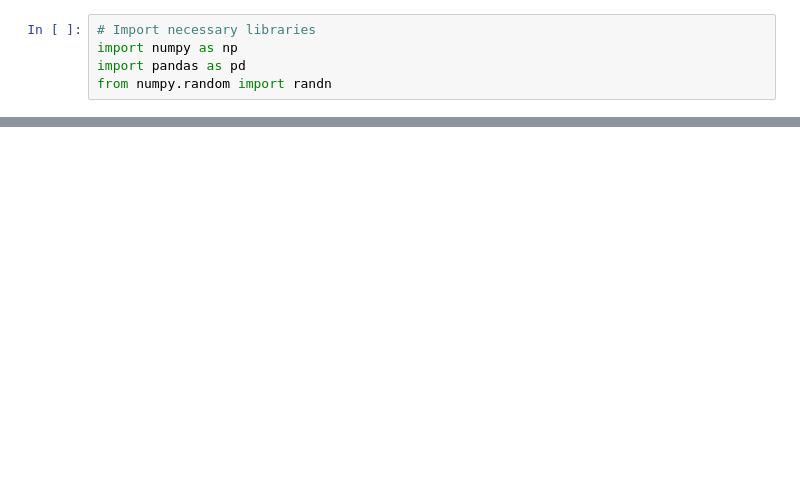
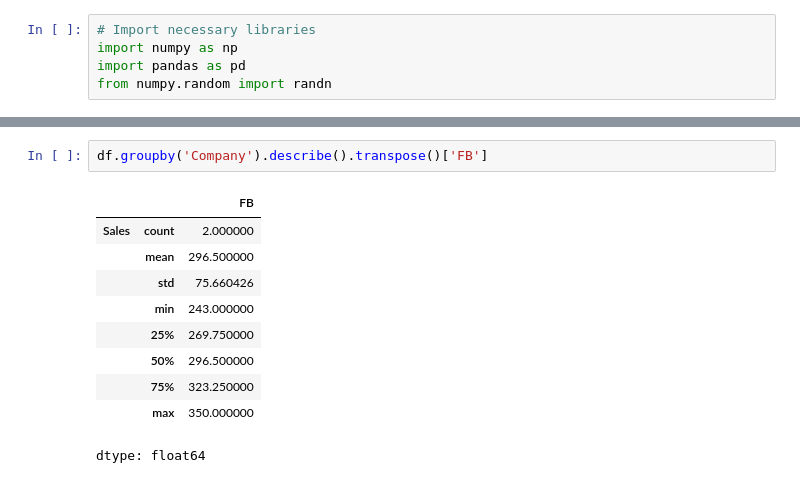
Before and after one commit to Ashraful1Islam/MachineLearning_DataScience, a Jupyter notebook: Pandas_DataFrame_Part3.ipynb, the cells around one changed output, grey strips where cells are left out. Saved outputs shown, nothing was run; the diff lists cells and outputs as text; blank space fills up the shorter version.

```diff
--- a/Pandas_DataFrame_Part3.ipynb
+++ b/Pandas_DataFrame_Part3.ipynb
@@ -77,0 +75,13 @@ df.xs(1,level='Num')
+# %%
+df.groupby('Company').describe().transpose()['FB']
+# %% [output]
+|  |  | FB |
+| Sales | count | 2.000000 |
+|  | mean | 296.500000 |
+|  | std | 75.660426 |
+|  | min | 243.000000 |
+|  | 25% | 269.750000 |
+|  | 50% | 296.500000 |
+|  | 75% | 323.250000 |
+|  | max | 350.000000 |
+dtype: float64
```
Also changed, not shown: parts of 19 cells of this notebook.
